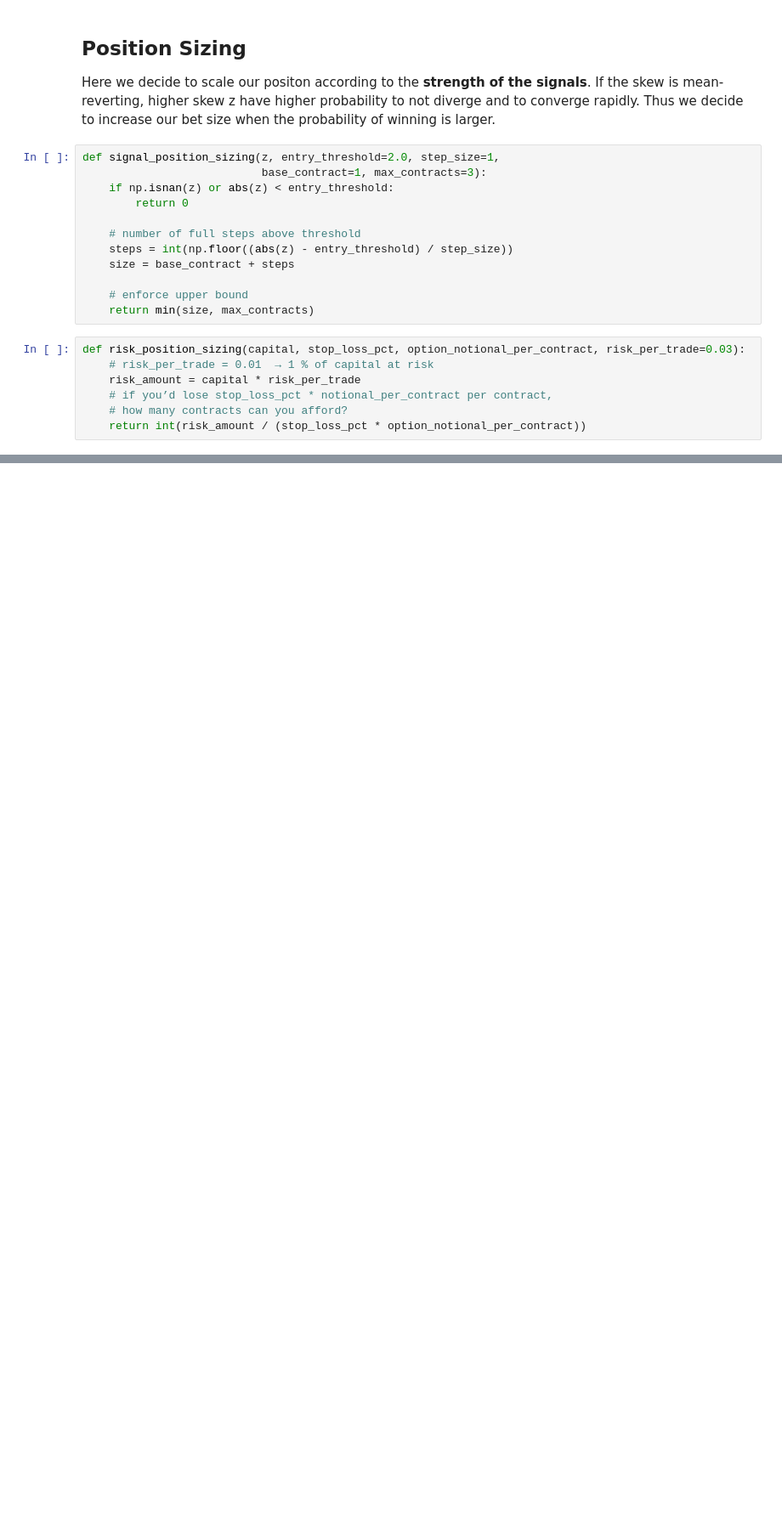
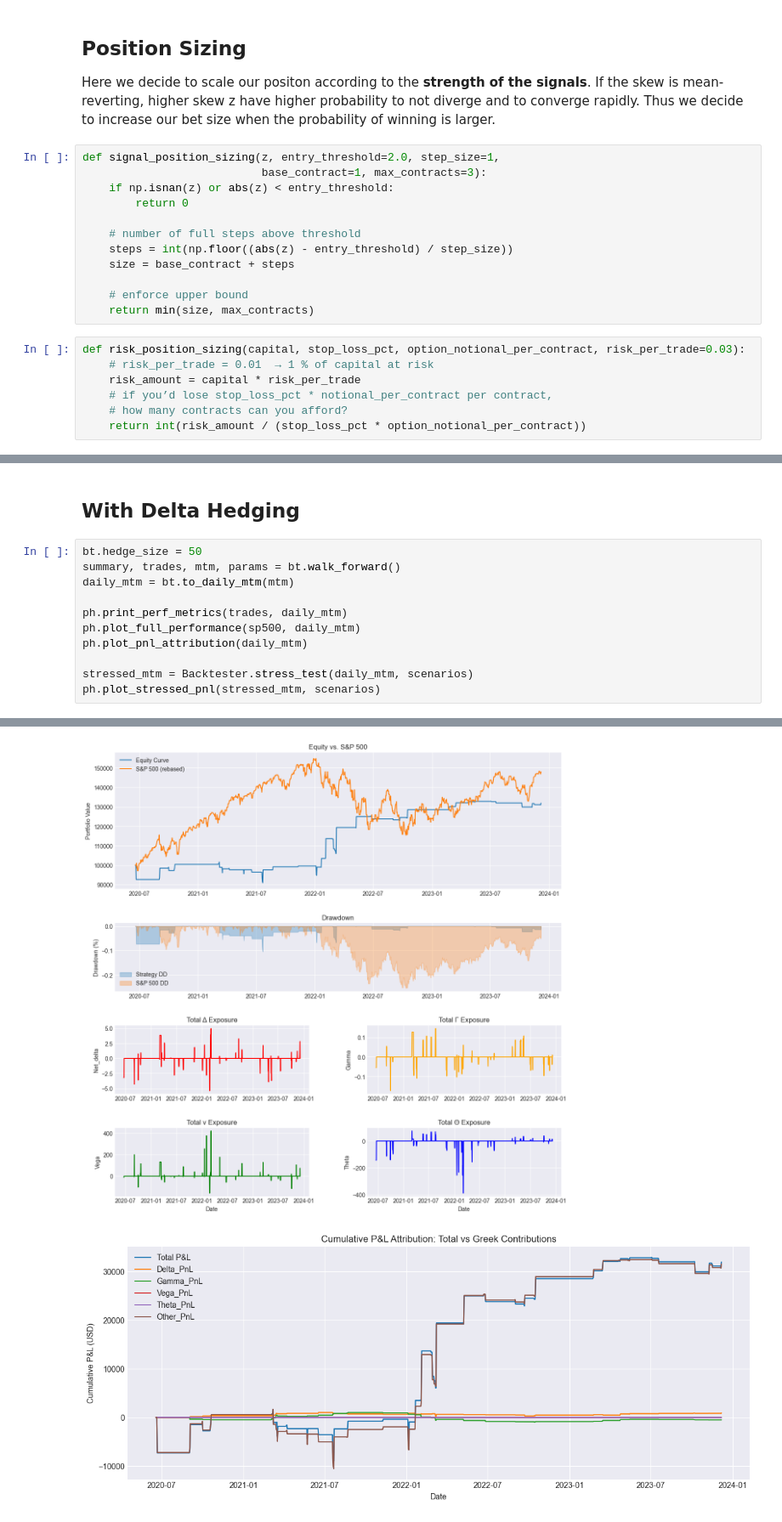
Before and after one commit to anthonymakarewicz/volatility-trading, a Jupyter notebook: skew_trading.ipynb, the cells around one changed output, grey strips where cells are left out. Shown at 85% size. Cells and saved outputs as stored; diff of their text form; blank space fills up the shorter version.

```diff
--- a/skew_trading.ipynb
+++ b/skew_trading.ipynb
@@ -2668,0 +1954,14 @@ contracts
+# %% [markdown]
+## **With Delta Hedging**
+# %%
+bt.hedge_size = 50
+summary, trades, mtm, params = bt.walk_forward()
+daily_mtm = bt.to_daily_mtm(mtm)
+
+ph.print_perf_metrics(trades, daily_mtm)
+ph.plot_full_performance(sp500, daily_mtm)
+ph.plot_pnl_attribution(daily_mtm)
+
+stressed_mtm = Backtester.stress_test(daily_mtm, scenarios)
+ph.plot_stressed_pnl(stressed_mtm, scenarios)
+# %% [output]
@@ -2668,0 +1985,2 @@ contracts
+[figure, added]
+[figure, added]
```
Also changed, not shown: parts of 11 cells of this notebook, 1 other file.
